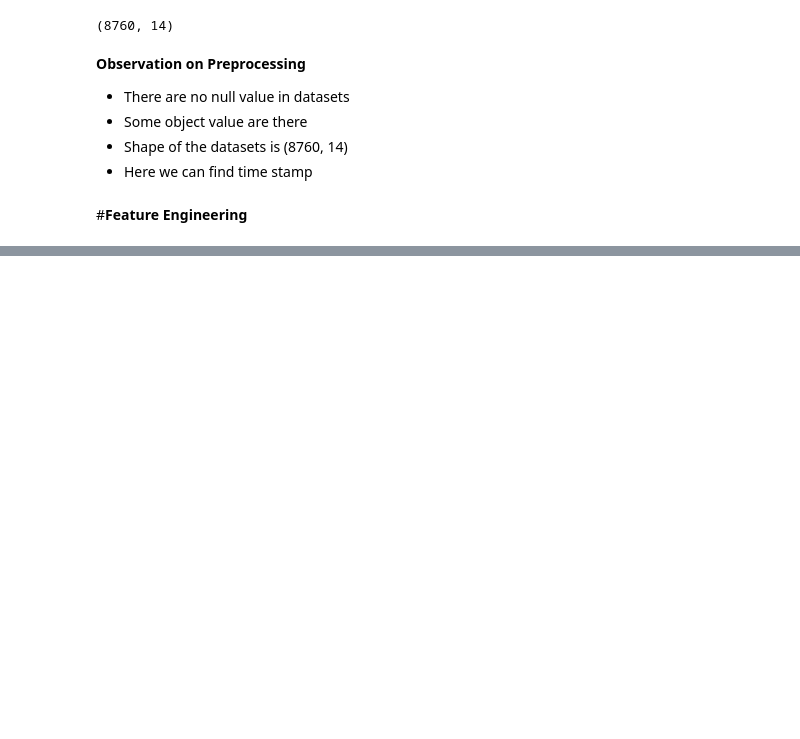
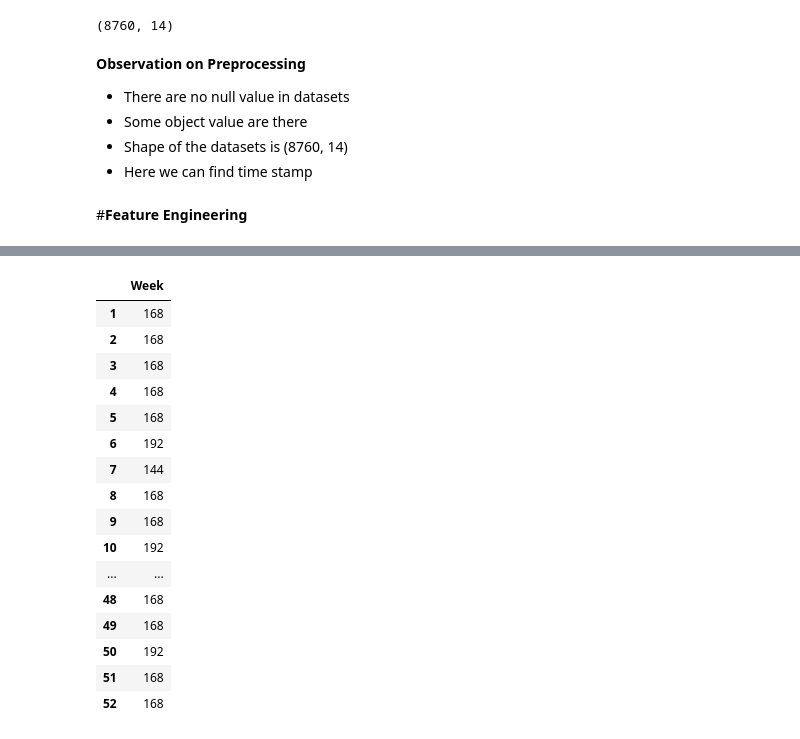
Before and after one commit to Mmbsaksd/Seoul-Bike-Sharing-Demand-Prediction, a Jupyter notebook: Bike_Sharing_Demand_Prediction_Capstone_Project.ipynb, the cells around one changed output, grey strips where cells are left out. Cells and saved outputs as stored; diff of their text form; code cells hidden in the pictures; blank space fills up the shorter version.

```diff
--- a/Bike_Sharing_Demand_Prediction_Capstone_Project.ipynb
+++ b/Bike_Sharing_Demand_Prediction_Capstone_Project.ipynb
@@ -164,0 +144,24 @@ TypeError: ignored
+# %%
+day = pd.DataFrame(df['Day'].value_counts()).sort_index()
+month = pd.DataFrame(df['Month'].value_counts()).sort_index()
+year = pd.DataFrame(df['Year'].value_counts()).sort_index()
+week = pd.DataFrame(df['Week'].value_counts()).sort_index()
+week
+# %% [output]
+|  | Week |
+| 1 | 168 |
+| 2 | 168 |
+| 3 | 168 |
+| 4 | 168 |
+| 5 | 168 |
+| 6 | 192 |
+| 7 | 144 |
+| 8 | 168 |
+| 9 | 168 |
+| 10 | 192 |
+| ... | ... |
+| 48 | 168 |
+| 49 | 168 |
+| 50 | 192 |
+| 51 | 168 |
+| 52 | 168 |
```
Also changed, not shown: parts of 8 cells of this notebook.
